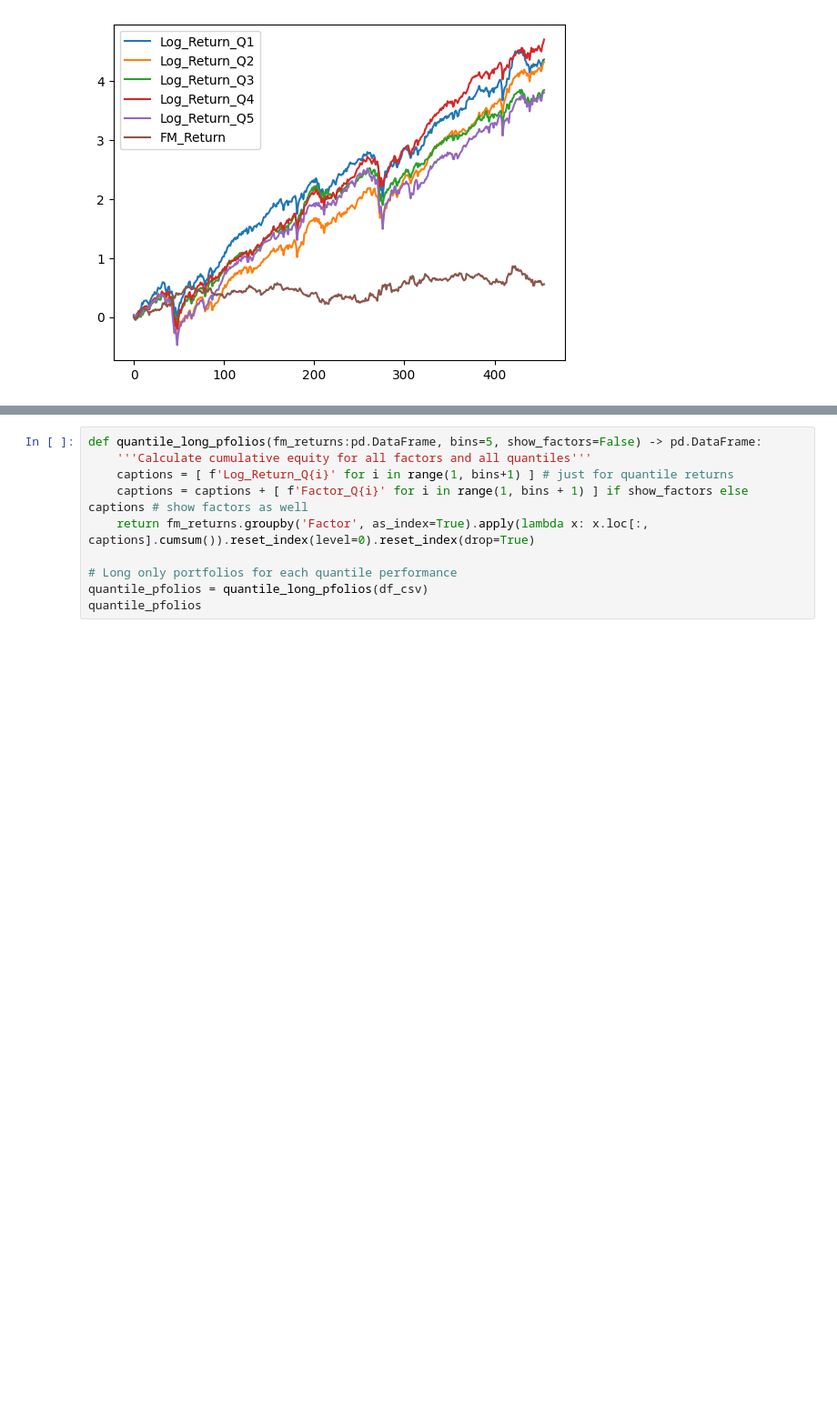
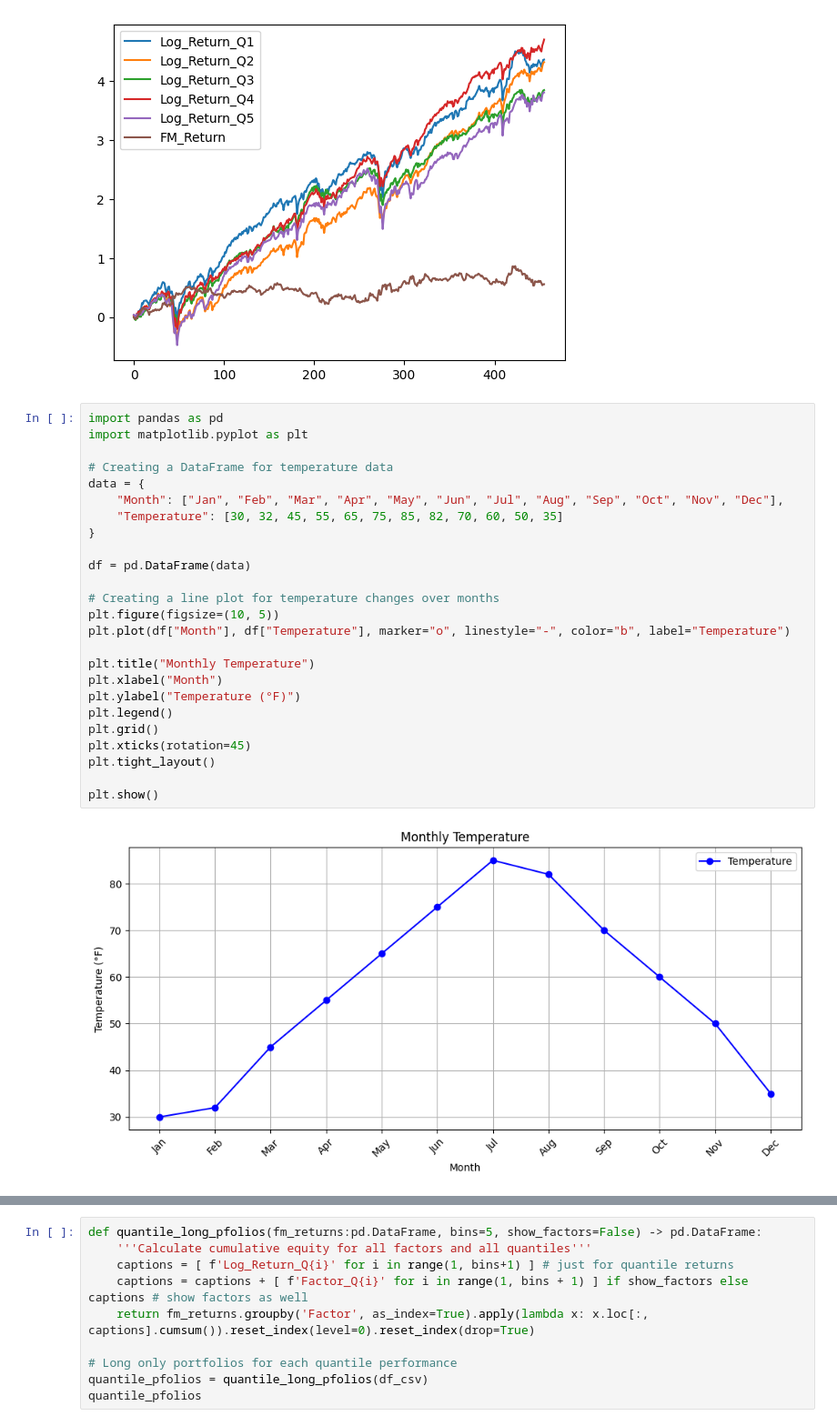
Before and after one commit to michaldufek/EBC-PYT, a Jupyter notebook: lecture_10/test.ipynb, the cells around one changed output, grey strips where cells are left out. Shown at 91% size. Drawn from its saved outputs; the diff is of its cells as text; blank space fills up the shorter version.

Commit message:
[FEATURE] Lecture 10: NumPy, Pandas and matplotlib

```diff
--- a/lecture_10/test.ipynb
+++ b/lecture_10/test.ipynb
@@ -356,3 +356,30 @@ df_csv.iloc[:, 6:].cumsum().plot()
 # %% [output]
 <Axes: >
 [figure]
+# %%
+import pandas as pd
+import matplotlib.pyplot as plt
+
+# Creating a DataFrame for temperature data
+data = {
+    "Month": ["Jan", "Feb", "Mar", "Apr", "May", "Jun", "Jul", "Aug", "Sep", "Oct", "Nov", "Dec"],
+    "Temperature": [30, 32, 45, 55, 65, 75, 85, 82, 70, 60, 50, 35]
+}
+
+df = pd.DataFrame(data)
+
+# Creating a line plot for temperature changes over months
+plt.figure(figsize=(10, 5))
+plt.plot(df["Month"], df["Temperature"], marker="o", linestyle="-", color="b", label="Temperature")
+
+plt.title("Monthly Temperature")
+plt.xlabel("Month")
+plt.ylabel("Temperature (°F)")
+plt.legend()
+plt.grid()
+plt.xticks(rotation=45)
+plt.tight_layout()
+
+plt.show()
+# %% [output]
+[figure, added]
```
Also changed, not shown: parts of 4 cells of this notebook.
